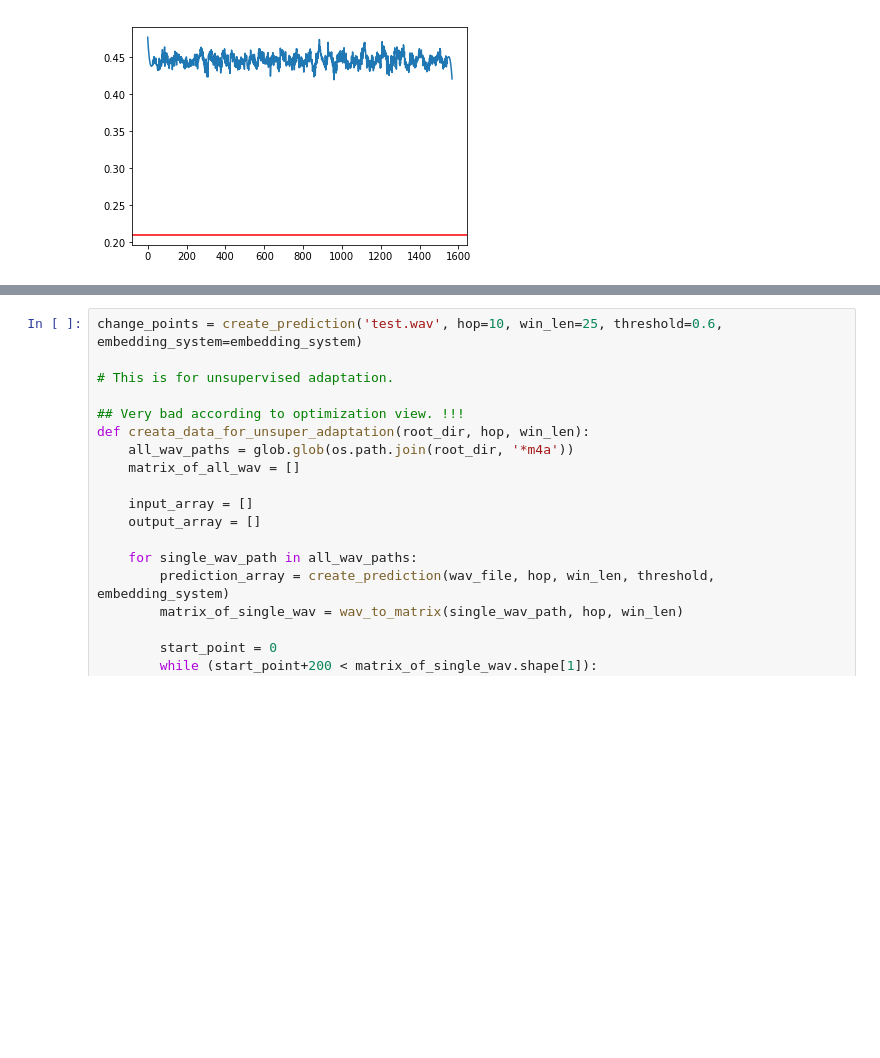
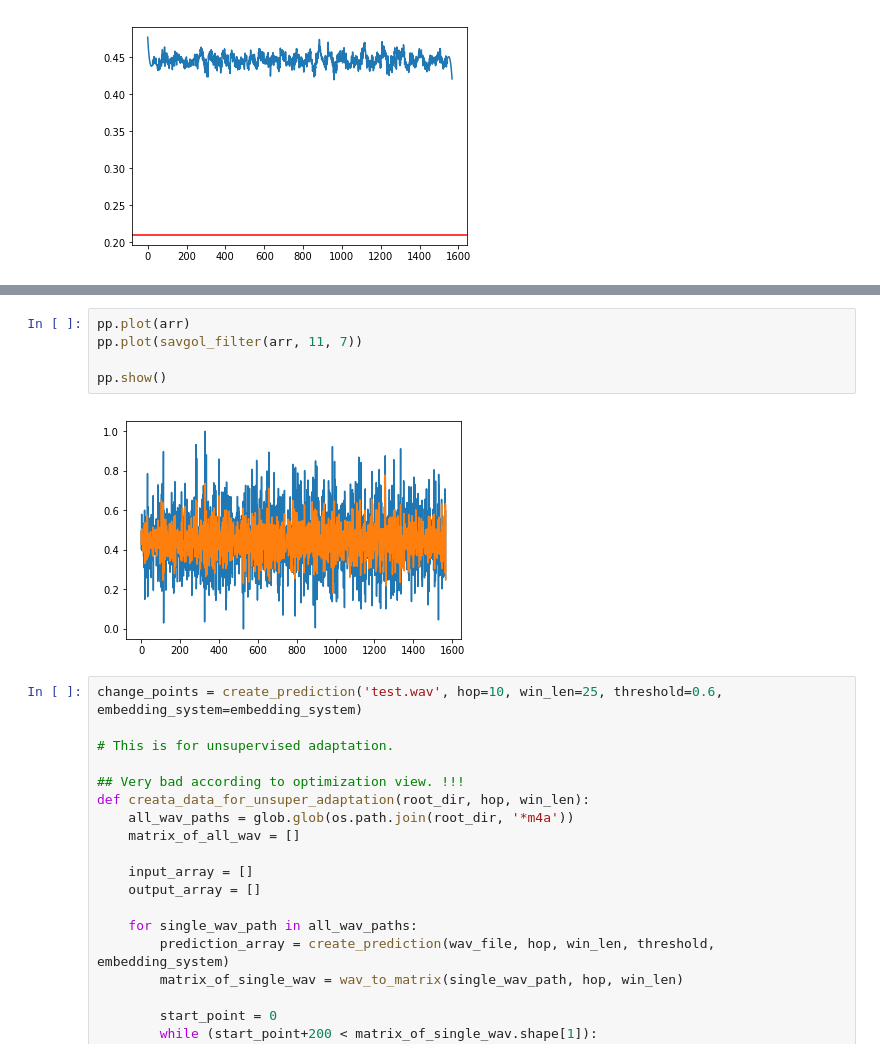
Before and after one commit to hedonistrh/SpChangeDetect, a Jupyter notebook: Speaker2Vec_dev.ipynb, the cells around one changed output, grey strips where cells are left out. Cells and saved outputs as stored; diff of their text form; blank space fills up the shorter version.

```diff
--- a/Speaker2Vec_dev.ipynb
+++ b/Speaker2Vec_dev.ipynb
@@ -443,3 +459,10 @@ array([0.4773948 , 0.47287625, 0.46869117, ..., 0.4283904 , 0.42485318,
+# %%
+pp.plot(arr)
+pp.plot(savgol_filter(arr, 11, 7))
+
+pp.show()
+# %% [output]
+[figure, added]
 # %%
 change_points = create_prediction('test.wav', hop=10, win_len=25, threshold=0.6, embedding_system=embedding_system)
 
```
Also changed, not shown: parts of 4 cells of this notebook.
